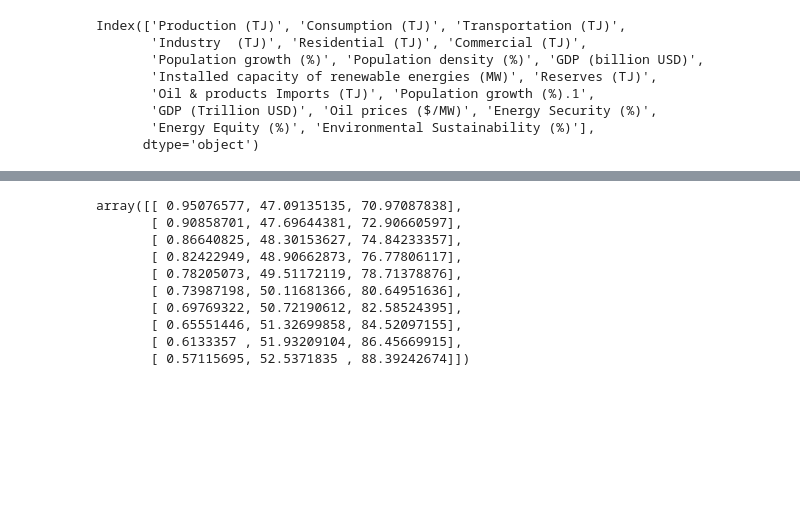
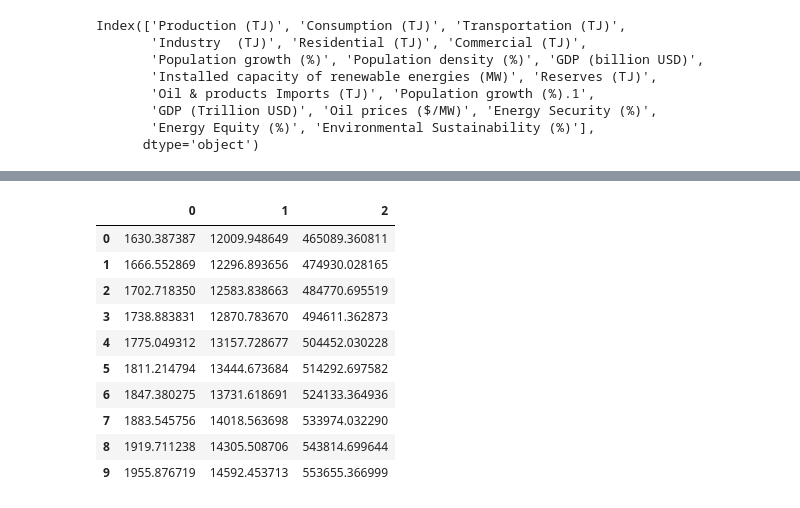
Before and after one commit to ELALAY/Morocco-Energy-Consumption-Production-Prediction, a Jupyter notebook: Prediction of Factors.ipynb, the cells around one changed output, grey strips where cells are left out. Cells and saved outputs as stored; diff of their text form; code cells hidden in the pictures; blank space fills up the shorter version.

```diff
--- a/Prediction of Factors.ipynb
+++ b/Prediction of Factors.ipynb
@@ -257,17 +181,24 @@ cat2
-# %%
-Linear_model = LinearRegression()
-Linear_model.fit(X_train, cat2[:-10])
-predicted_Linear = Linear_model.predict(X_test)
-# %%
-predicted_Linear
-# %% [output]
-array([[ 0.95076577, 47.09135135, 70.97087838],
-       [ 0.90858701, 47.69644381, 72.90660597],
-       [ 0.86640825, 48.30153627, 74.84233357],
-       [ 0.82422949, 48.90662873, 76.77806117],
-       [ 0.78205073, 49.51172119, 78.71378876],
-       [ 0.73987198, 50.11681366, 80.64951636],
-       [ 0.69769322, 50.72190612, 82.58524395],
-       [ 0.65551446, 51.32699858, 84.52097155],
-       [ 0.6133357 , 51.93209104, 86.45669915],
-       [ 0.57115695, 52.5371835 , 88.39242674]])
+# %%
+#Category 3
+installed_cap_re= df['Installed capacity of renewable energies (MW)']
+reserves = df['Reserves (TJ)']
+oil_prod_import = df['Oil & products Imports (TJ)']
+cat3 = pd.concat([installed_cap_re, reserves, oil_prod_import], axis = 1)
+cat3
+cat3_Linear_model = LinearRegression()
+cat3_Linear_model.fit(X_train, cat3[:-10])
+cat3_predicted_Linear = cat3_Linear_model.predict(X_test)
+cat3_predicted_Linear = pd.DataFrame(cat3_predicted_Linear)
+cat3_predicted_Linear
+# %% [output]
+|  | 0 | 1 | 2 |
+| 0 | 1630.387387 | 12009.948649 | 465089.360811 |
+| 1 | 1666.552869 | 12296.893656 | 474930.028165 |
+| 2 | 1702.718350 | 12583.838663 | 484770.695519 |
+| 3 | 1738.883831 | 12870.783670 | 494611.362873 |
+| 4 | 1775.049312 | 13157.728677 | 504452.030228 |
+| 5 | 1811.214794 | 13444.673684 | 514292.697582 |
+| 6 | 1847.380275 | 13731.618691 | 524133.364936 |
+| 7 | 1883.545756 | 14018.563698 | 533974.032290 |
+| 8 | 1919.711238 | 14305.508706 | 543814.699644 |
+| 9 | 1955.876719 | 14592.453713 | 553655.366999 |
```
Also changed, not shown: parts of 22 cells of this notebook.
